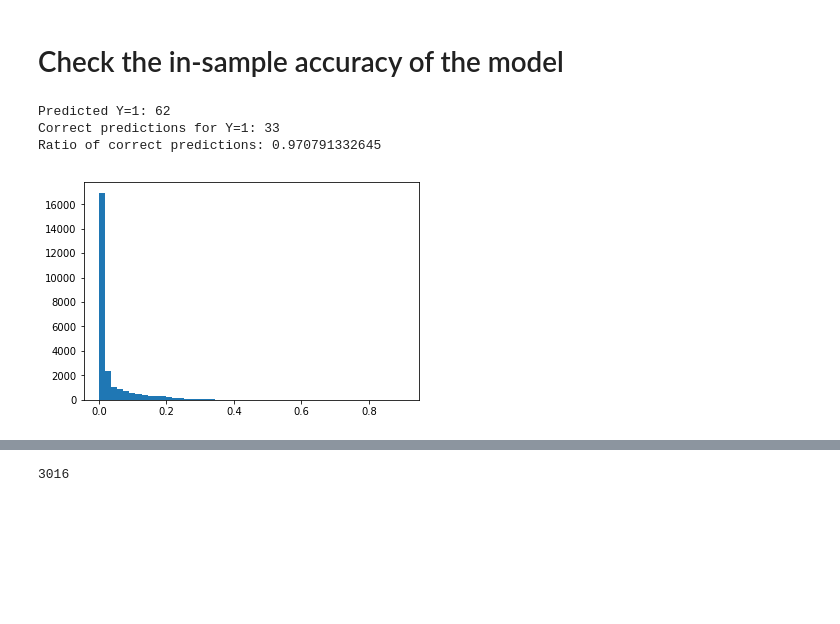
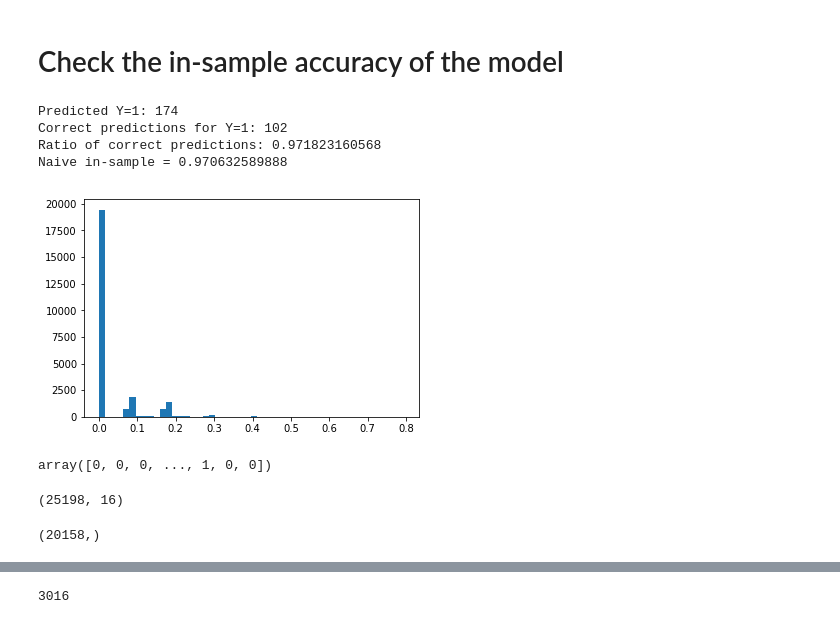
Before and after one commit to stawaway/Mini-project-1, a Jupyter notebook: Cleaning, Transformation, and Logistic Regression.ipynb, the cells around one changed output, grey strips where cells are left out. Cells and saved outputs as stored; diff of their text form; code cells hidden in the pictures; blank space fills up the shorter version.

```diff
--- a/Cleaning, Transformation, and Logistic Regression.ipynb
+++ b/Cleaning, Transformation, and Logistic Regression.ipynb
@@ -313,11 +282,12 @@ def grad_fxn(w_vect, x_array, y_vect):
     #This function computes the gradient function, given the weights vector w_vect
     return (y_vect - sigmoid(np.dot(x_array, w_vect))).dot(x_array)
 
-def grad_descent(w_vect, x_array, y_vect, step, tol, maxi):
+def grad_descent(w_vect, x_array, y_vect, step, tol, maxi, print_out = True):
     start = time.time()
     #performs the gradient descent
     grad_history = [[w_vect, error_fxn(w_vect, x_array, y_vect)]]
     #store all the past values of the w vector and the error function
+    #(we use this to plot the gradient descent or diagnose problems)
     delta = grad_history[0][1]
     delta = 1
     i = 0
@@ -327,17 +297,20 @@ def grad_descent(w_vect, x_array, y_vect, step, tol, maxi):
         w_vect = w_old + step * grad_fxn(w_old, x_array, y_vect)
         grad_history.append([w_vect, error_fxn(w_vect, x_array, y_vect)])
         delta =  grad_history[-2][1] - grad_history[-1][1]
-        #step = step * 0.95
+        #step = step * 0.8
         #we decrease the step each time to help with convergence
         i = i + 1
         if(i > maxi):
             #We want to end the loop if it has run for two long without converging
             break
-    print("Exit delta = " + str(delta))
-    print("Loops run = " + str(i))
-    print("Time = " + str(time.time() - start))
+    if(print_out):
+        print("Exit delta = " + str(delta))
+        print("Loops run = " + str(i))
+        print("Time = " + str(time.time() - start))
     return w_vect, grad_history
 # %%
-my_w, grad_history = grad_descent(np.zeros(17), train_array, y_vect, step = 1e-4, tol = 1e-4, maxi = 10000)
+my_w, grad_history = grad_descent(w_vect = np.zeros(train_array.shape[1]),
+                                  x_array = train_array, y_vect = y_vect,
+                                  step = 1e-4, tol = 1e-6, maxi = 10000)
 error_fxn(my_w, train_array, y_vect)
 # %% [output]
@@ -352,3 +320,0 @@ train_array.shape[1]
-# %%
-my_w, grad_history = grad_descent(np.zeros(train_array2.shape[1]), train_array2, y_vect, step = 1e-5, tol = 1e-8, maxi = 10000)
-error_fxn(my_w, train_array2, y_vect)
@@ -391,19 +365,38 @@ train_df.head(2)
 # %%
 def predict_y(w_vect, x_array):
     prob_y1 = sigmoid(x_array.dot(w_vect))
+    #probability
     part_y = np.where(prob_y1 > 0.5, 1, 0)
-    return prob_y1, part_y
+    #participation
+    return part_y
+
+def ratio_predicted(y_pred, y_vect):
+    return sum(np.invert(np.logical_xor(y_vect, y_pred))) / len(y_vect)
 # %%
-prob_y_pred, y_pred = predict_y(my_w, train_array2)
+y_pred = predict_y(my_w, train_array)
 
 print("Predicted Y=1: " + str(sum(y_pred)))
 print("Correct predictions for Y=1: " + str(sum(y_pred * y_vect)))
-pred_ratio = sum(np.invert(np.logical_xor(y_vect, y_pred))) / len(y_vect)
+pred_ratio = ratio_predicted(y_pred, y_vect)
 print("Ratio of correct predictions: " + str(pred_ratio))
+print("Naive in-sample = " + str((1 - sum(y_vect)/ len(y_vect))))
 plt.hist(prob_y_pred, bins = 50)
 plt.show()
 # %% [output]
-Predicted Y=1: 62
-Correct predictions for Y=1: 33
-Ratio of correct predictions: 0.970791332645
+Predicted Y=1: 174
+Correct predictions for Y=1: 102
+Ratio of correct predictions: 0.971823160568
+Naive in-sample = 0.970632589888
-[figure, old version]
+[figure, new version]
+# %%
+k_y_train
+# %% [output]
+array([0, 0, 0, ..., 1, 0, 0])
+# %%
+train_array.shape
+# %% [output]
+(25198, 16)
+# %%
+k_y_train.shape
+# %% [output]
+(20158,)
```
Also changed, not shown: parts of 36 cells of this notebook.
